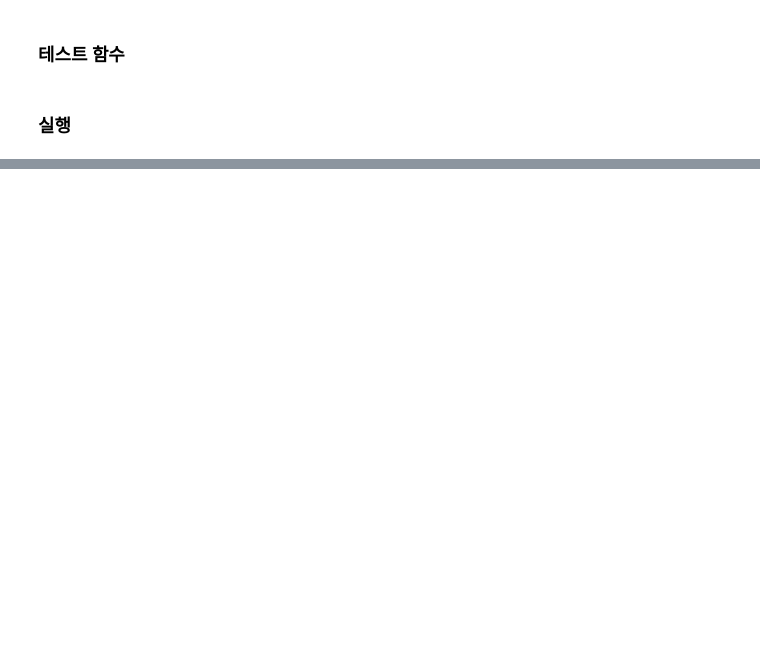
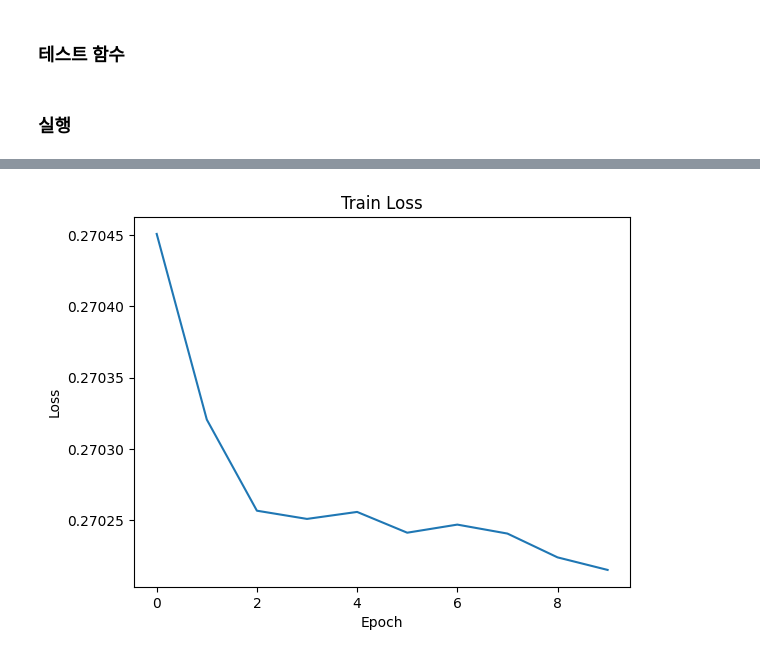
Before and after one commit to hyunwook990/VGG_practice, a Jupyter notebook: VGG.ipynb, the cells around one changed output, grey strips where cells are left out. Saved outputs shown, nothing was run; the diff lists cells and outputs as text; code cells hidden in the pictures; blank space fills up the shorter version.

```diff
--- a/VGG.ipynb
+++ b/VGG.ipynb
@@ -169,7 +171,7 @@ class VGG_16(nn.Module):
             nn.Dropout(.5),
             nn.Linear(in_features=4096, out_features=4096),
             nn.ReLU(),
-            nn.Linear(in_features=4096, out_features=1000)
+            nn.Linear(in_features=4096, out_features=75)
         )
     def forward(self, x):
         return self.convnet(x)
@@ -328,10 +362,30 @@ def test(dataloader, model, loss_fn):
 # %% [markdown]
 ### 실행
 # %%
-epochs = 30
-for i in range(epochs):
-    print(f"Epoch {i + 1}\n------------------------------------------------")
-    train(train_dataloader, model, loss_fn, optimizer)
-    test(test_dataloader, model, loss_fn)
-print("Done")
+epochs = 10
+bss = BestScoreSave(model_name="VGG16")
+es = EarlyStopping()
+losses = []
+corrects = []
+best_score = 0
+for epoch in range(epochs):
+    correct, train_loss = train(model, train_dataloader, optimizer)
+    losses.append(train_loss)
+    corrects.append(correct)
+    print(f"Epoch : {epoch + 1} | Train Accuracy : {correct:.2f}")
+
+    file_path = os.path.join(bss.model_path, f"{bss.model_name}_{bss.save_mode}_score{correct:.4f}_epoch{epoch + 1}.pt")
+    bss(correct)
+    if bss.save:
+        if bss.save_mode == "weight":
+            torch.save(model.state_dict(), file_path)
+            if bss.vervose:
+                print(f"[Saved Model Weight] Epoch: {epoch + 1} | Score: {correct}")
+        elif bss.save_mode == "model":
+            torch.save(model, file_path)
+            if bss.vervose:
+                print(f"[Saved Model] Epoch: {epoch + 1} | Score: {correct}")
+    else:
+        if bss.vervose:
+            print("[Not Saved]")
 # %% [output]
@@ -340,0 +409,8 @@ ValueError: too many values to unpack (expected 2)
+# %%
+plt.plot(losses)
+plt.title("Train Loss")
+plt.xlabel("Epoch")
+plt.ylabel("Loss")
+plt.show()
+# %% [output]
+[figure, added]
```
Also changed, not shown: parts of 10 cells of this notebook, 2 other files.
